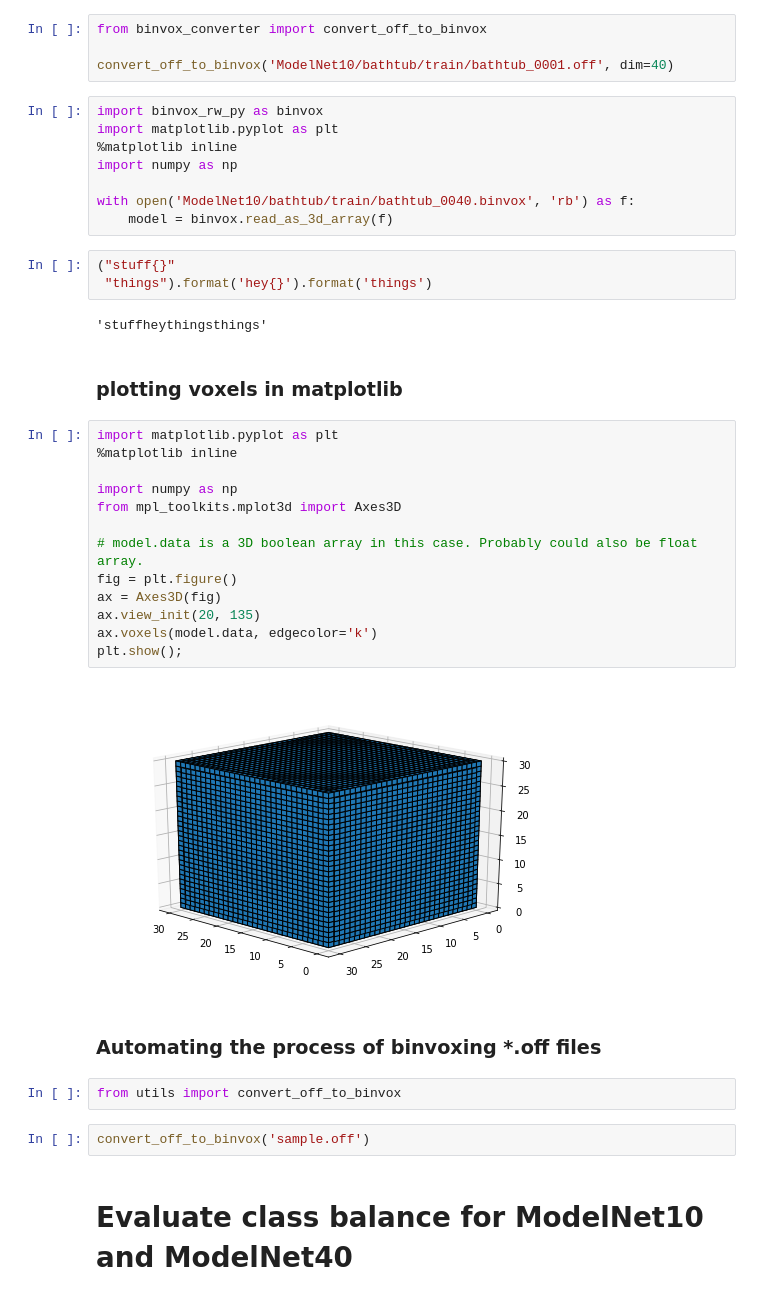
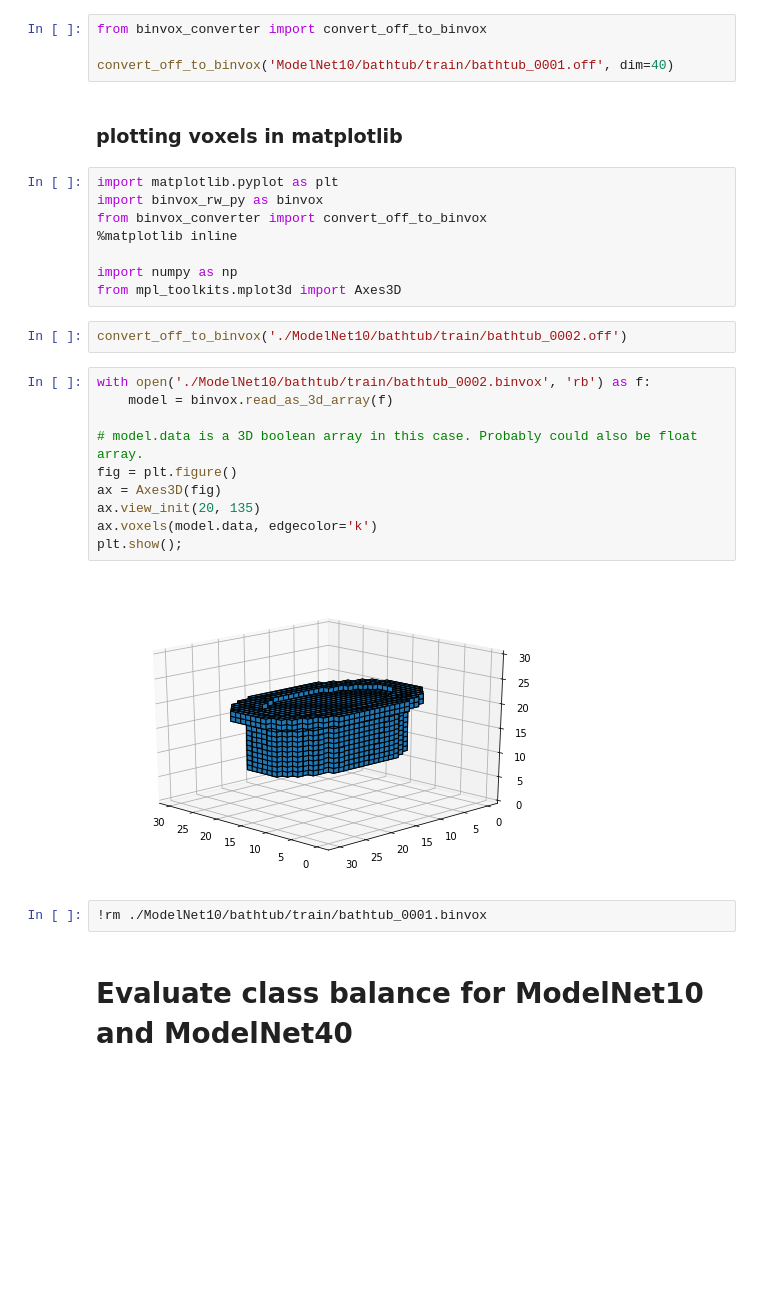
Before and after one commit to Ryanglambert/3d_model_retriever, a Jupyter notebook: EDA.ipynb, the cells around one changed output. Drawn from its saved outputs; the diff is of its cells as text; blank space fills up the shorter version.

```diff
--- a/EDA.ipynb
+++ b/EDA.ipynb
@@ -23,42 +23,32 @@ http://www.geomview.org/docs/html/OFF.html
 from binvox_converter import convert_off_to_binvox
 
 convert_off_to_binvox('ModelNet10/bathtub/train/bathtub_0001.off', dim=40)
-# %%
-import binvox_rw_py as binvox
-import matplotlib.pyplot as plt
-%matplotlib inline
-import numpy as np
-
-with open('ModelNet10/bathtub/train/bathtub_0040.binvox', 'rb') as f:
-    model = binvox.read_as_3d_array(f)
-# %%
-("stuff{}"
- "things").format('hey{}').format('things')
-# %% [output]
-'stuffheythingsthings'
 # %% [markdown]
 ### plotting voxels in matplotlib
+# %%
+import matplotlib.pyplot as plt
+import binvox_rw_py as binvox
+from binvox_converter import convert_off_to_binvox
+%matplotlib inline
+
+import numpy as np
+from mpl_toolkits.mplot3d import Axes3D
+# %%
+convert_off_to_binvox('./ModelNet10/bathtub/train/bathtub_0002.off')
 # %%
-import matplotlib.pyplot as plt
-%matplotlib inline
-
-import numpy as np
-from mpl_toolkits.mplot3d import Axes3D
+with open('./ModelNet10/bathtub/train/bathtub_0002.binvox', 'rb') as f:
+    model = binvox.read_as_3d_array(f)
 
 # model.data is a 3D boolean array in this case. Probably could also be float array.
 fig = plt.figure()
 ax = Axes3D(fig)
 ax.view_init(20, 135)
 ax.voxels(model.data, edgecolor='k')
 plt.show();
 # %% [output]
-[figure, old version]
+[figure, new version]
-# %% [markdown]
-### Automating the process of binvoxing *.off files
-# %%
-from utils import convert_off_to_binvox
-# %%
-convert_off_to_binvox('sample.off')
+# %%
+!rm ./ModelNet10/bathtub/train/bathtub_0001.binvox
 # %% [markdown]
 # Evaluate class balance for ModelNet10 and ModelNet40
 # %%
```
